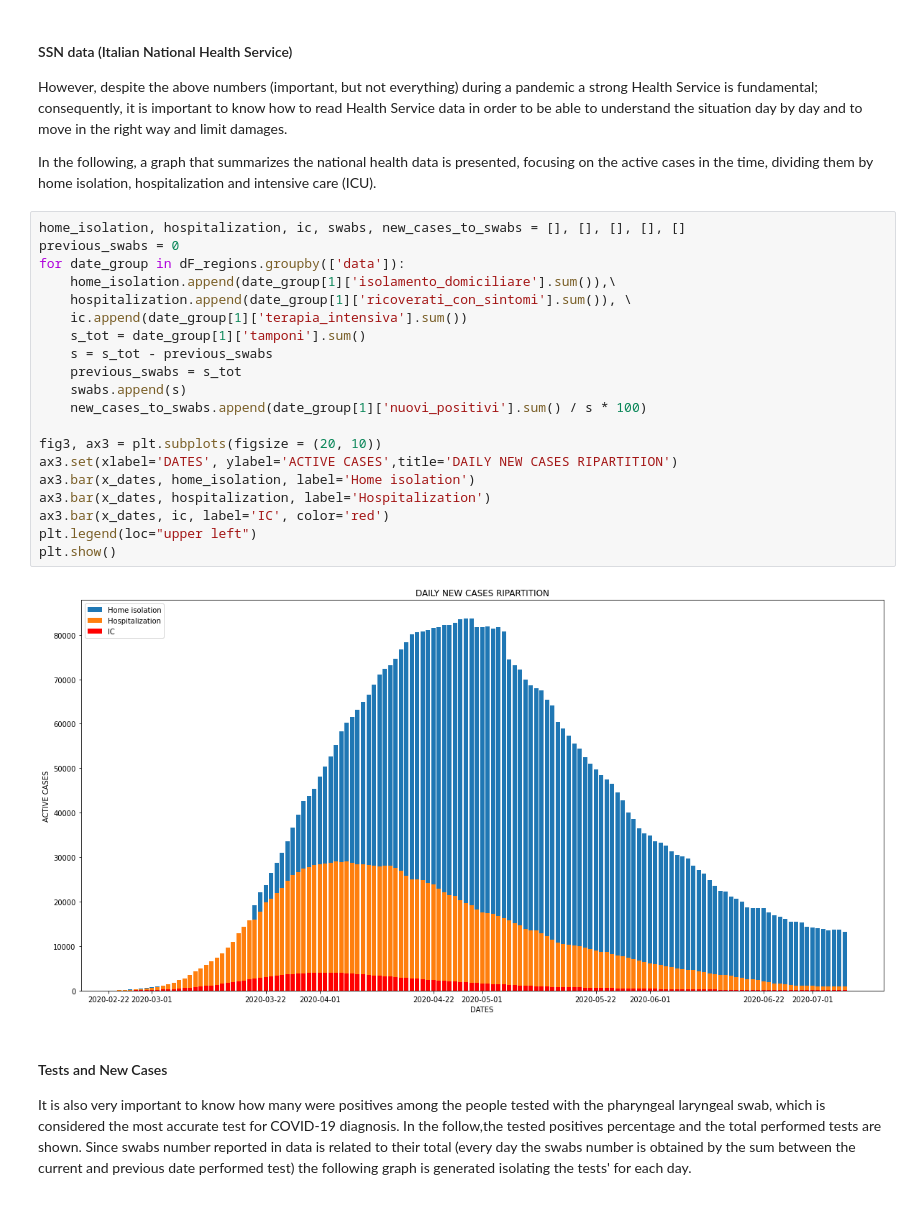
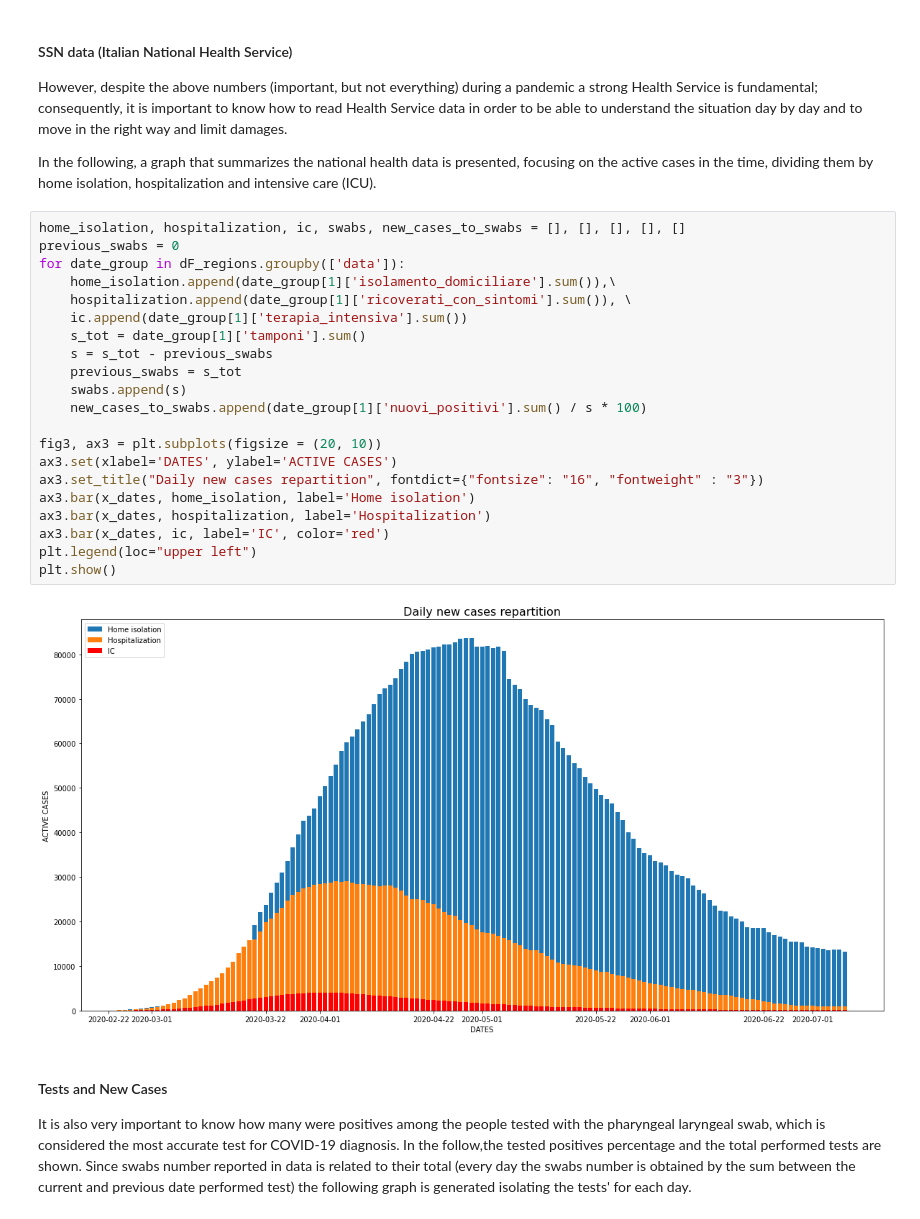
Before and after one commit to pisalore/AAGM_exam, a Jupyter notebook: pandas_exam.ipynb, the cells around one changed output. Drawn from its saved outputs; the diff is of its cells as text.

```diff
--- a/pandas_exam.ipynb
+++ b/pandas_exam.ipynb
@@ -172,25 +175,26 @@ them by home isolation, hospitalization and intensive care (ICU).
 # %%
 home_isolation, hospitalization, ic, swabs, new_cases_to_swabs = [], [], [], [], []
 previous_swabs = 0
 for date_group in dF_regions.groupby(['data']):
     home_isolation.append(date_group[1]['isolamento_domiciliare'].sum()),\
     hospitalization.append(date_group[1]['ricoverati_con_sintomi'].sum()), \
     ic.append(date_group[1]['terapia_intensiva'].sum())
     s_tot = date_group[1]['tamponi'].sum()
     s = s_tot - previous_swabs
     previous_swabs = s_tot
     swabs.append(s)
     new_cases_to_swabs.append(date_group[1]['nuovi_positivi'].sum() / s * 100)
 
 fig3, ax3 = plt.subplots(figsize = (20, 10))
-ax3.set(xlabel='DATES', ylabel='ACTIVE CASES',title='DAILY NEW CASES RIPARTITION')
+ax3.set(xlabel='DATES', ylabel='ACTIVE CASES')
+ax3.set_title("Daily new cases repartition", fontdict={"fontsize": "16", "fontweight" : "3"})
 ax3.bar(x_dates, home_isolation, label='Home isolation')
 ax3.bar(x_dates, hospitalization, label='Hospitalization')
 ax3.bar(x_dates, ic, label='IC', color='red')
 plt.legend(loc="upper left")
 plt.show()
 # %% [output]
-[figure, old version]
+[figure, new version]
 # %% [markdown]
 #### Tests and New Cases
 It is also very important to know how many were positives among the people tested with the
```
Also changed, not shown: parts of 8 cells of this notebook.
